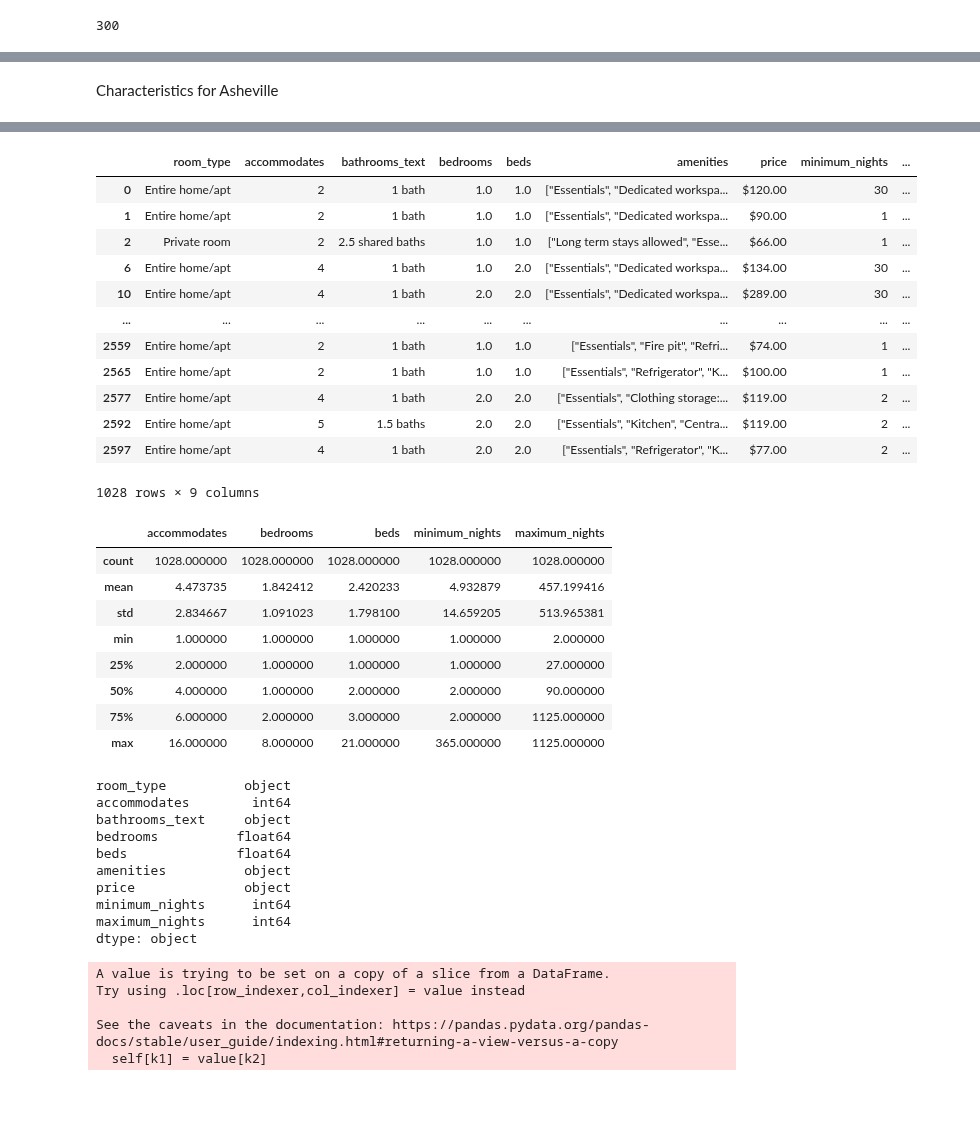
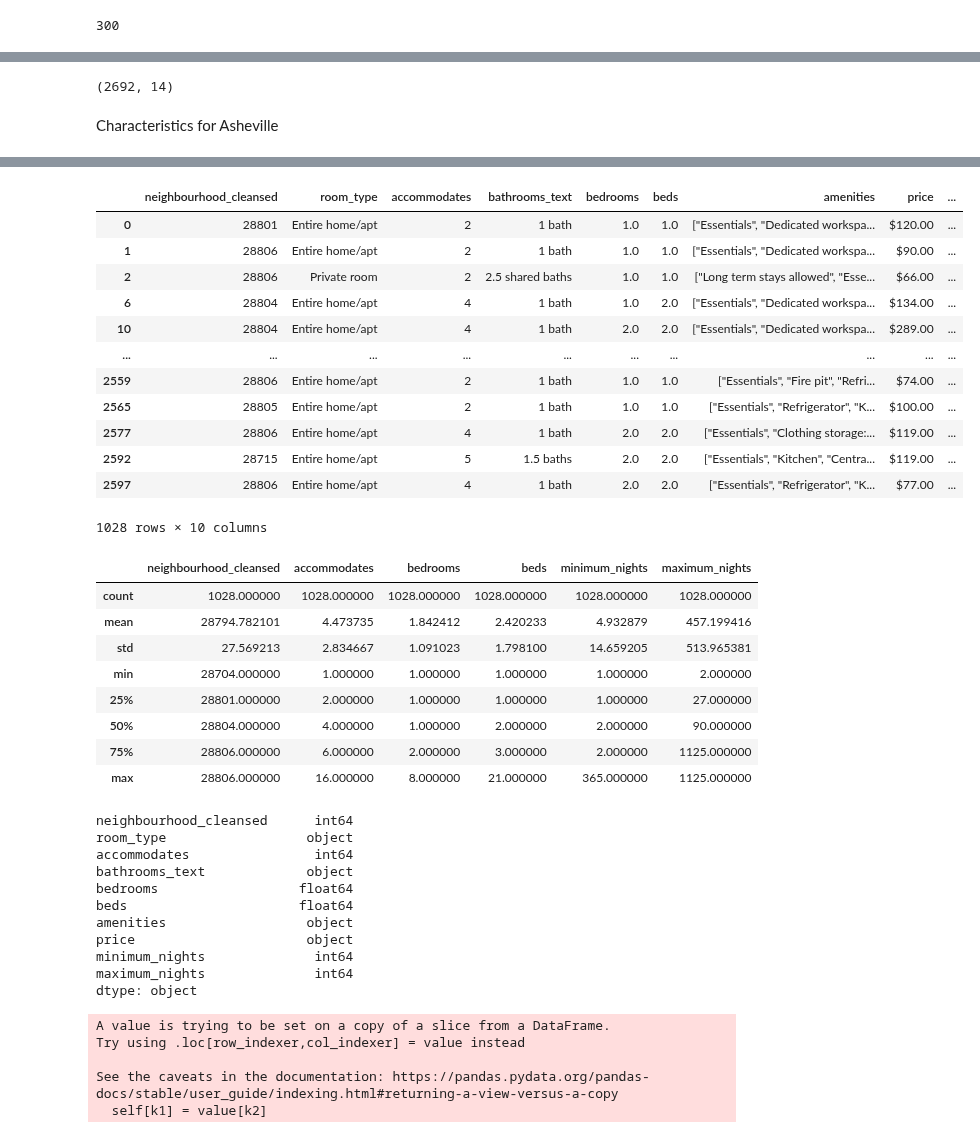
Before and after one commit to JonathanBrown003/Airbnb-A-Closer-Look-Nashville-Asheville, a Jupyter notebook: Analysis_Tu.ipynb, the cells around one changed output, grey strips where cells are left out. Saved outputs shown, nothing was run; the diff lists cells and outputs as text; code cells hidden in the pictures; blank space fills up the shorter version.

```diff
--- a/Analysis_Tu.ipynb
+++ b/Analysis_Tu.ipynb
@@ -1793,0 +1998,4 @@ print(sum_of_home_type)
+# %%
+nash_character.shape
+# %% [output]
+(2692, 14)
@@ -1817,51 +2027,52 @@ Index(['id', 'listing_url', 'name', 'description', 'neighborhood_overview',
        'calculated_host_listings_count_shared_rooms', 'reviews_per_month'],
       dtype='object')
 # %%
-ashe_character = ashe_rows[['room_type','accommodates',
+ashe_character = ashe_rows[['neighbourhood_cleansed','room_type','accommodates',
     'bathrooms_text','bedrooms','beds','amenities','price',
     'minimum_nights','maximum_nights']]
 
 ashe_character
 # %% [output]
-|  | room_type | accommodates | bathrooms_text | bedrooms | beds | amenities | price | minimum_nights | ... |
-| 0 | Entire home/apt | 2 | 1 bath | 1.0 | 1.0 | ["Essentials", "Dedicated workspa... | $120.00 | 30 | ... |
-| 1 | Entire home/apt | 2 | 1 bath | 1.0 | 1.0 | ["Essentials", "Dedicated workspa... | $90.00 | 1 | ... |
-| 2 | Private room | 2 | 2.5 shared baths | 1.0 | 1.0 | ["Long term stays allowed", "Esse... | $66.00 | 1 | ... |
-| 6 | Entire home/apt | 4 | 1 bath | 1.0 | 2.0 | ["Essentials", "Dedicated workspa... | $134.00 | 30 | ... |
-| 10 | Entire home/apt | 4 | 1 bath | 2.0 | 2.0 | ["Essentials", "Dedicated workspa... | $289.00 | 30 | ... |
+|  | neighbourhood_cleansed | room_type | accommodates | bathrooms_text | bedrooms | beds | amenities | price | ... |
+| 0 | 28801 | Entire home/apt | 2 | 1 bath | 1.0 | 1.0 | ["Essentials", "Dedicated workspa... | $120.00 | ... |
+| 1 | 28806 | Entire home/apt | 2 | 1 bath | 1.0 | 1.0 | ["Essentials", "Dedicated workspa... | $90.00 | ... |
+| 2 | 28806 | Private room | 2 | 2.5 shared baths | 1.0 | 1.0 | ["Long term stays allowed", "Esse... | $66.00 | ... |
+| 6 | 28804 | Entire home/apt | 4 | 1 bath | 1.0 | 2.0 | ["Essentials", "Dedicated workspa... | $134.00 | ... |
+| 10 | 28804 | Entire home/apt | 4 | 1 bath | 2.0 | 2.0 | ["Essentials", "Dedicated workspa... | $289.00 | ... |
 | ... | ... | ... | ... | ... | ... | ... | ... | ... | ... |
-| 2559 | Entire home/apt | 2 | 1 bath | 1.0 | 1.0 | ["Essentials", "Fire pit", "Refri... | $74.00 | 1 | ... |
-| 2565 | Entire home/apt | 2 | 1 bath | 1.0 | 1.0 | ["Essentials", "Refrigerator", "K... | $100.00 | 1 | ... |
-| 2577 | Entire home/apt | 4 | 1 bath | 2.0 | 2.0 | ["Essentials", "Clothing storage:... | $119.00 | 2 | ... |
-| 2592 | Entire home/apt | 5 | 1.5 baths | 2.0 | 2.0 | ["Essentials", "Kitchen", "Centra... | $119.00 | 2 | ... |
-| 2597 | Entire home/apt | 4 | 1 bath | 2.0 | 2.0 | ["Essentials", "Refrigerator", "K... | $77.00 | 2 | ... |
+| 2559 | 28806 | Entire home/apt | 2 | 1 bath | 1.0 | 1.0 | ["Essentials", "Fire pit", "Refri... | $74.00 | ... |
+| 2565 | 28805 | Entire home/apt | 2 | 1 bath | 1.0 | 1.0 | ["Essentials", "Refrigerator", "K... | $100.00 | ... |
+| 2577 | 28806 | Entire home/apt | 4 | 1 bath | 2.0 | 2.0 | ["Essentials", "Clothing storage:... | $119.00 | ... |
+| 2592 | 28715 | Entire home/apt | 5 | 1.5 baths | 2.0 | 2.0 | ["Essentials", "Kitchen", "Centra... | $119.00 | ... |
+| 2597 | 28806 | Entire home/apt | 4 | 1 bath | 2.0 | 2.0 | ["Essentials", "Refrigerator", "K... | $77.00 | ... |
-1028 rows × 9 columns
+1028 rows × 10 columns
 # %%
 # Describe the characterics of Asheville summed
 ashe_character.describe()
 # %% [output]
-|  | accommodates | bedrooms | beds | minimum_nights | maximum_nights |
-| count | 1028.000000 | 1028.000000 | 1028.000000 | 1028.000000 | 1028.000000 |
-| mean | 4.473735 | 1.842412 | 2.420233 | 4.932879 | 457.199416 |
-| std | 2.834667 | 1.091023 | 1.798100 | 14.659205 | 513.965381 |
-| min | 1.000000 | 1.000000 | 1.000000 | 1.000000 | 2.000000 |
-| 25% | 2.000000 | 1.000000 | 1.000000 | 1.000000 | 27.000000 |
-| 50% | 4.000000 | 1.000000 | 2.000000 | 2.000000 | 90.000000 |
-| 75% | 6.000000 | 2.000000 | 3.000000 | 2.000000 | 1125.000000 |
-| max | 16.000000 | 8.000000 | 21.000000 | 365.000000 | 1125.000000 |
+|  | neighbourhood_cleansed | accommodates | bedrooms | beds | minimum_nights | maximum_nights |
+| count | 1028.000000 | 1028.000000 | 1028.000000 | 1028.000000 | 1028.000000 | 1028.000000 |
+| mean | 28794.782101 | 4.473735 | 1.842412 | 2.420233 | 4.932879 | 457.199416 |
+| std | 27.569213 | 2.834667 | 1.091023 | 1.798100 | 14.659205 | 513.965381 |
+| min | 28704.000000 | 1.000000 | 1.000000 | 1.000000 | 1.000000 | 2.000000 |
+| 25% | 28801.000000 | 2.000000 | 1.000000 | 1.000000 | 1.000000 | 27.000000 |
+| 50% | 28804.000000 | 4.000000 | 1.000000 | 2.000000 | 2.000000 | 90.000000 |
+| 75% | 28806.000000 | 6.000000 | 2.000000 | 3.000000 | 2.000000 | 1125.000000 |
+| max | 28806.000000 | 16.000000 | 8.000000 | 21.000000 | 365.000000 | 1125.000000 |
 # %%
 # Get data types to destermine if need to add/or convert
 ashe_character.dtypes
 # %% [output]
-room_type          object
-accommodates        int64
-bathrooms_text     object
-bedrooms          float64
-beds              float64
-amenities          object
-price              object
-minimum_nights      int64
-maximum_nights      int64
+neighbourhood_cleansed      int64
+room_type                  object
+accommodates                int64
+bathrooms_text             object
+bedrooms                  float64
+beds                      float64
+amenities                  object
+price                      object
+minimum_nights              int64
+maximum_nights              int64
 dtype: object
 # %%
  #Adding two new columns to the existing dataframe.
```
Also changed, not shown: parts of 51 cells of this notebook, 3 other files.
